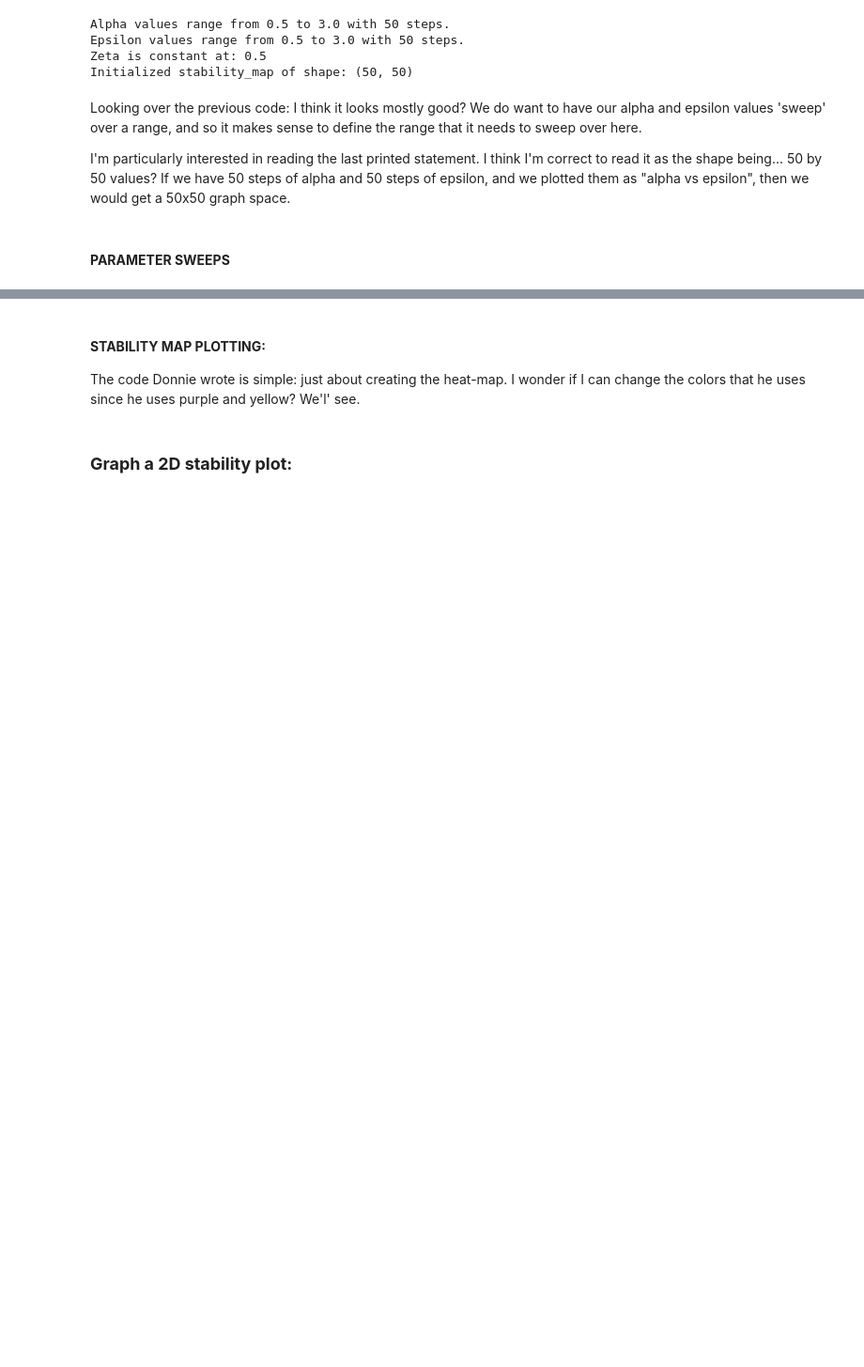
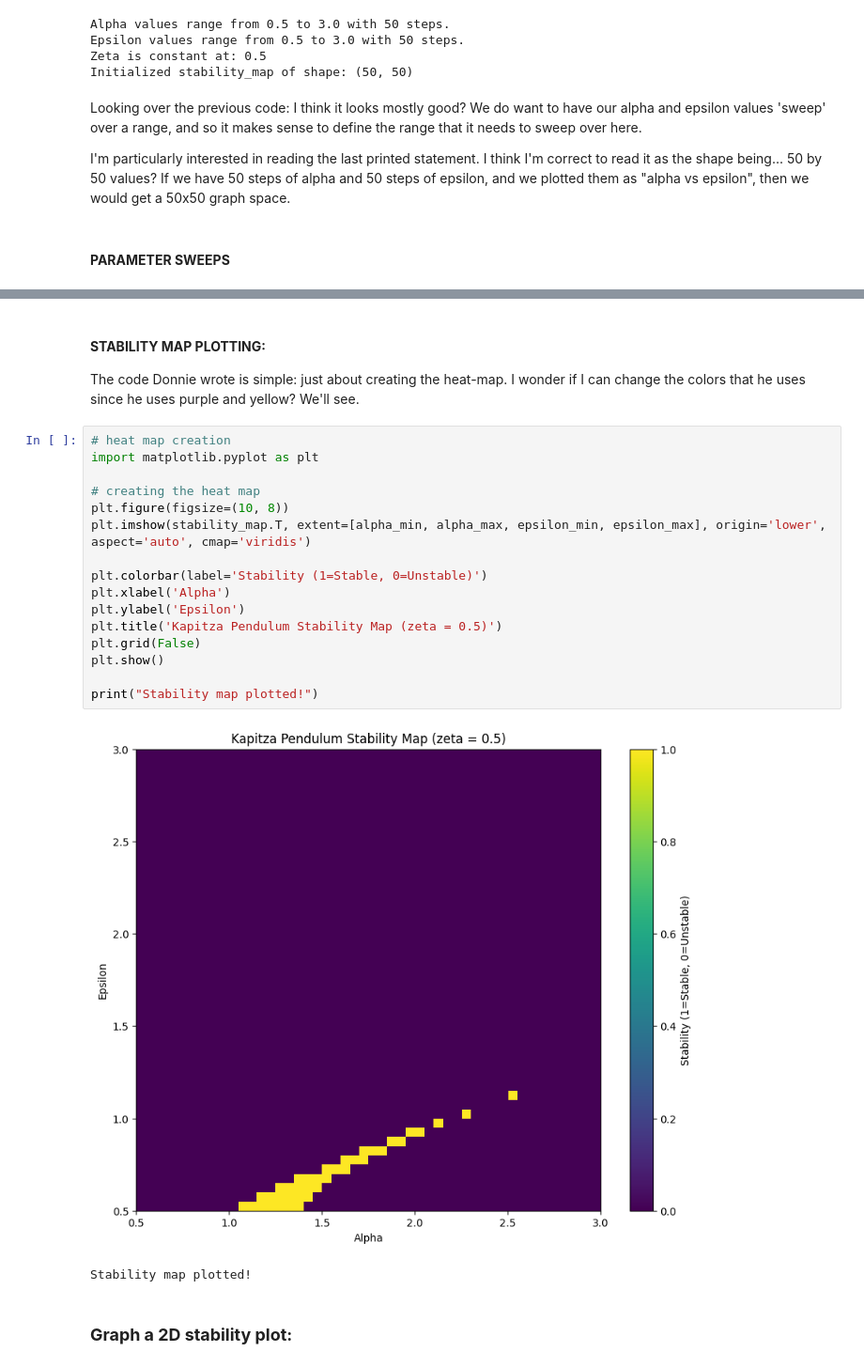
Before and after one commit to IntroComputationalPhysics-UNT/kapitza-pendulum-Skates-b, a Jupyter notebook: kapitza_pendulum_finalassignment.ipynb, the cells around one changed output, grey strips where cells are left out. Shown at 94% size. Drawn from its saved outputs; the diff is of its cells as text; blank space fills up the shorter version.

```diff
--- a/kapitza_pendulum_finalassignment.ipynb
+++ b/kapitza_pendulum_finalassignment.ipynb
@@ -412,6 +499,25 @@ In the two codes that Donnie made, they are both identicial except for one defin
 # %% [markdown]
 #### **STABILITY MAP PLOTTING:**
 
-The code Donnie wrote is simple: just about creating the heat-map. I wonder if I can change the colors that he uses since he uses purple and yellow? We'l' see.
+The code Donnie wrote is simple: just about creating the heat-map. I wonder if I can change the colors that he uses since he uses purple and yellow? We'll see.
+# %%
+# heat map creation
+import matplotlib.pyplot as plt
+
+# creating the heat map
+plt.figure(figsize=(10, 8))
+plt.imshow(stability_map.T, extent=[alpha_min, alpha_max, epsilon_min, epsilon_max], origin='lower', aspect='auto', cmap='viridis')
+
+plt.colorbar(label='Stability (1=Stable, 0=Unstable)')
+plt.xlabel('Alpha')
+plt.ylabel('Epsilon')
+plt.title('Kapitza Pendulum Stability Map (zeta = 0.5)')
+plt.grid(False)
+plt.show()
+
+print("Stability map plotted!")
+# %% [output]
+[figure, added]
+Stability map plotted!
 # %% [markdown]
 ### **Graph a 2D stability plot:**
```
Also changed, not shown: parts of 7 cells of this notebook.
